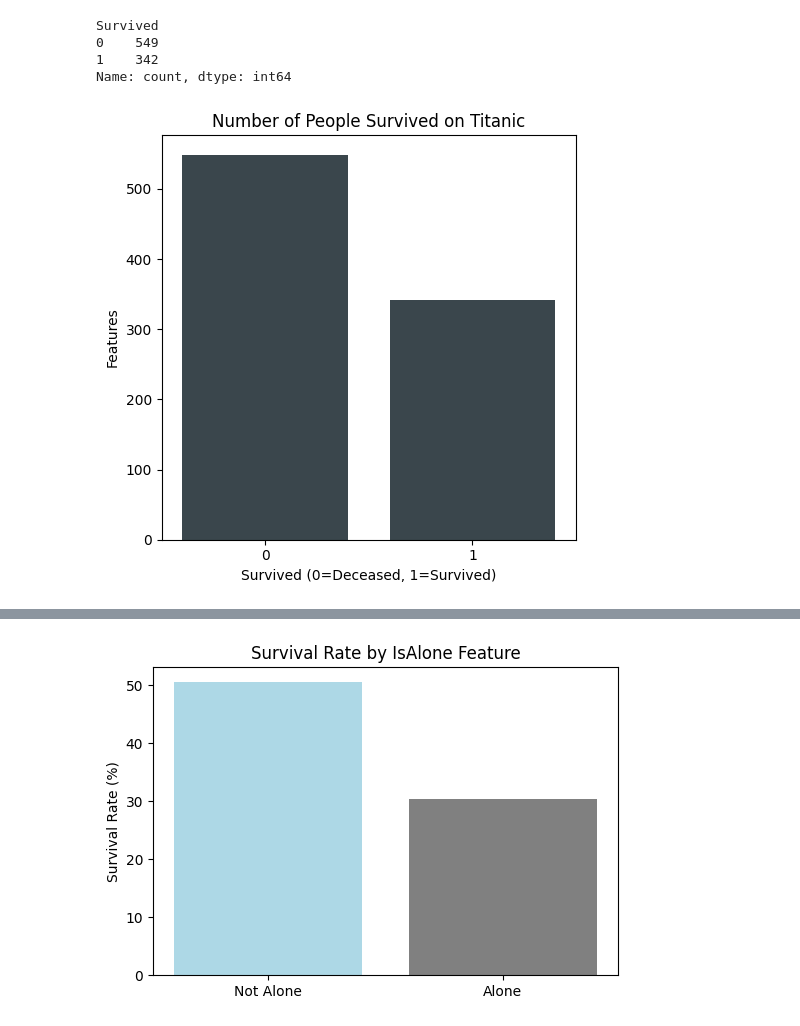
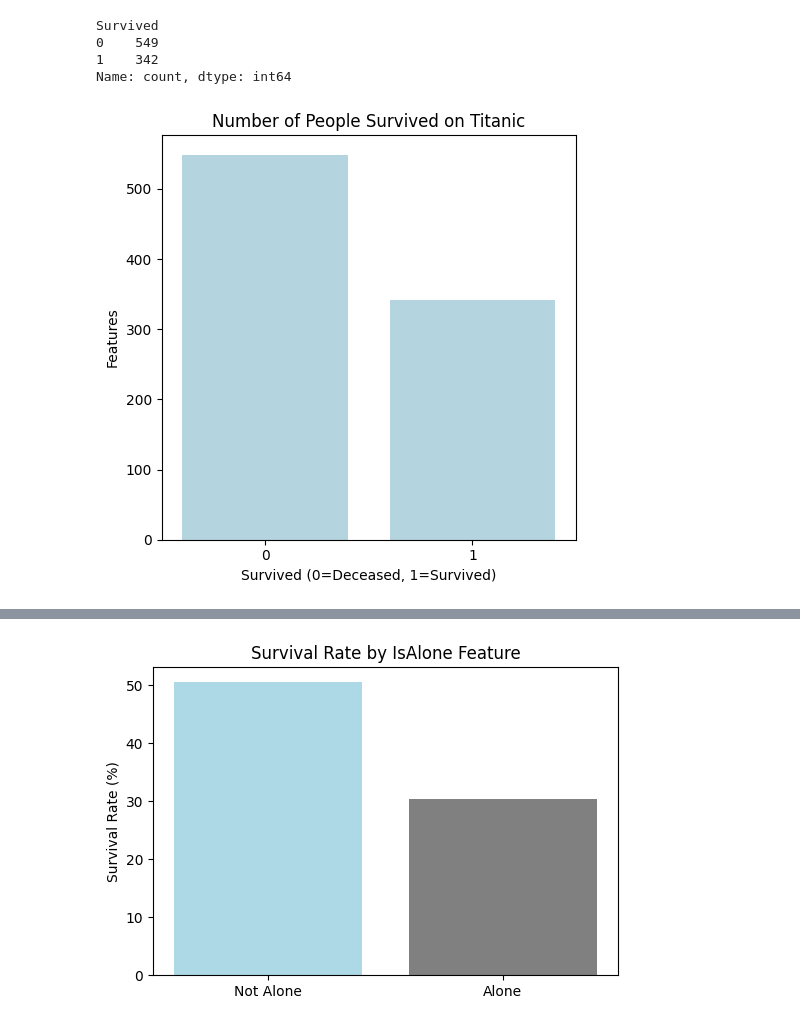
Before and after one commit to bytesbyt/ds_titanic, a Jupyter notebook: titanic.ipynb, the cells around one changed output, grey strips where cells are left out. Cells and saved outputs as stored; diff of their text form; code cells hidden in the pictures.

```diff
--- a/titanic.ipynb
+++ b/titanic.ipynb
@@ -442,17 +442,17 @@ Name: count, dtype: int64
 # %%
 # plot a chart
 plt.figure(figsize=(5,5))
-sns.countplot(x = 'Survived', color='#37474F', data = train_data)
+sns.countplot(x = 'Survived', color='lightblue', data = train_data)
 
 # Add title and labels
 plt.title('Number of People Survived on Titanic')
 plt.xlabel('Survived (0=Deceased, 1=Survived)')
 plt.ylabel('Features')
 
 plt.tight_layout()
 plt.show()
 # %% [output]
-[figure, old version]
+[figure, new version]
 # %%
 # Feature Engineering
 # Create FamilySize, IsAlone, Title columns
```
Also changed, not shown: parts of 1 cell of this notebook.
